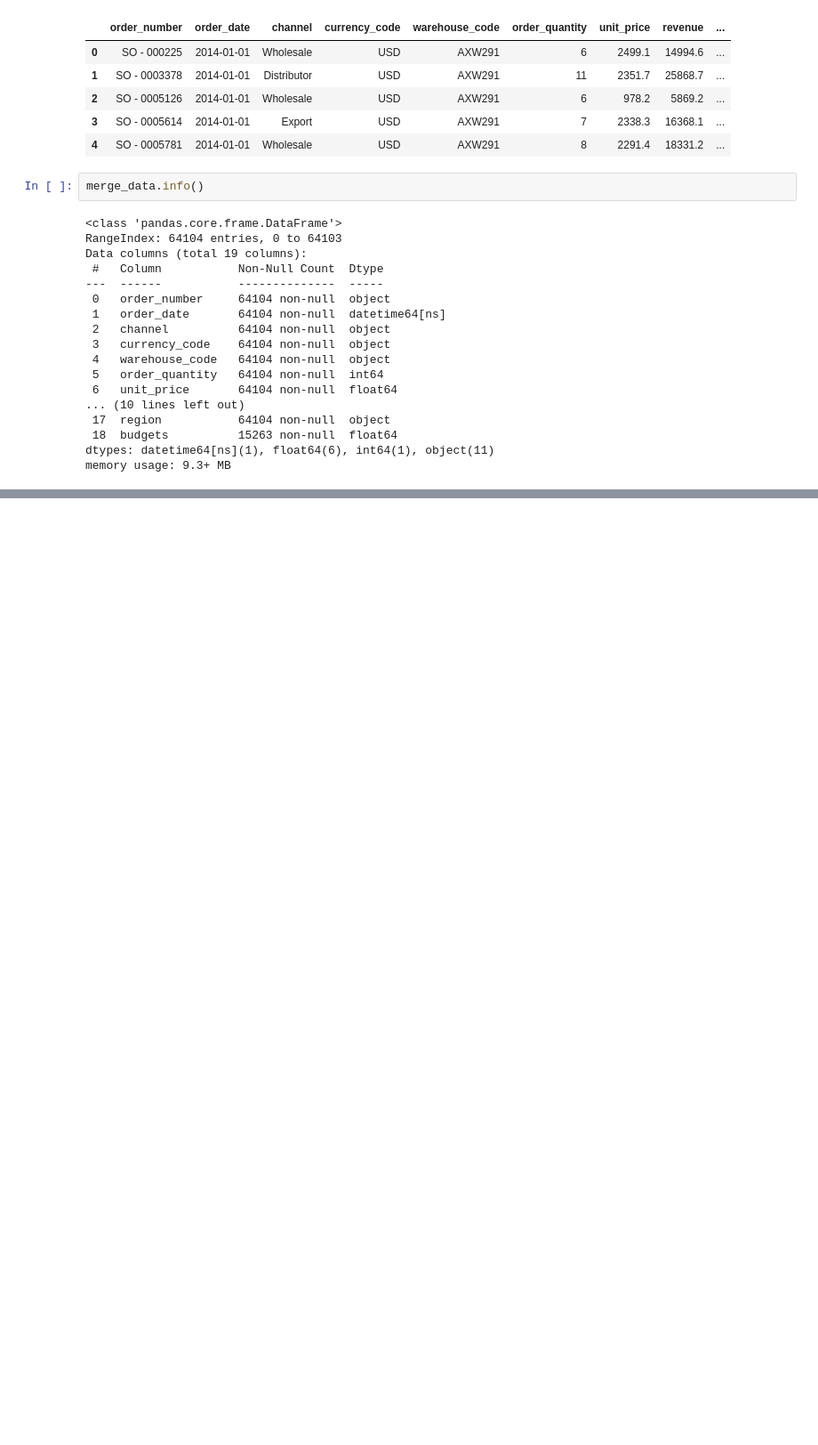
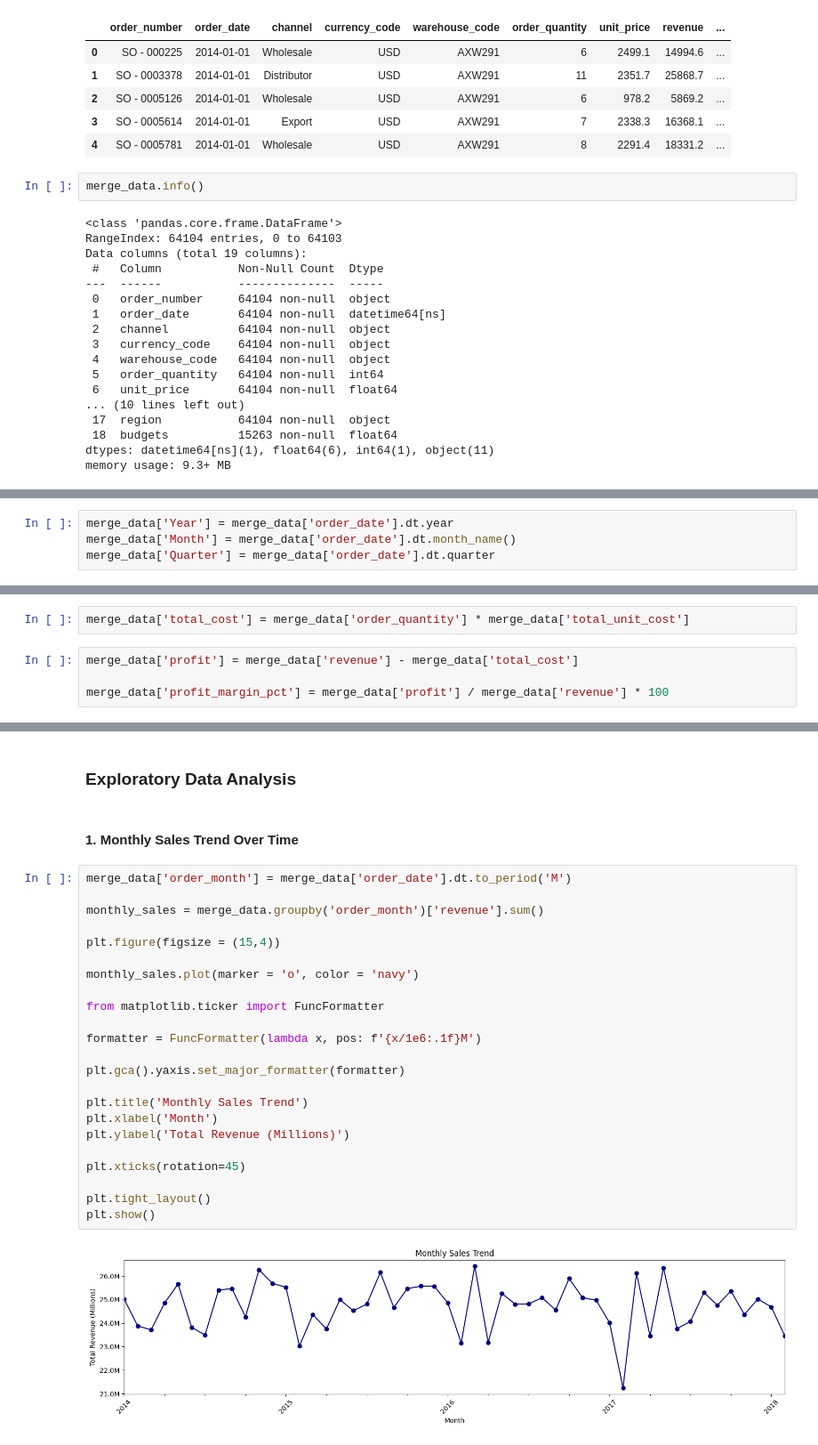
Before and after one commit to Manojg14/Sales-Analytics-Dashboard, a Jupyter notebook: Jupyter Notebook/Regional Sales Analysis.ipynb, the cells around one changed output, grey strips where cells are left out. Shown at 89% size. Cells and saved outputs as stored; diff of their text form; blank space fills up the shorter version.

Commit message:
commit all
Add Dashboard and Sales Dataset

```diff
--- a/Jupyter Notebook/Regional Sales Analysis.ipynb
+++ b/Jupyter Notebook/Regional Sales Analysis.ipynb
@@ -452,0 +528,4 @@ memory usage: 9.3+ MB
+# %%
+merge_data['Year'] = merge_data['order_date'].dt.year
+merge_data['Month'] = merge_data['order_date'].dt.month_name()
+merge_data['Quarter'] = merge_data['order_date'].dt.quarter
@@ -452,0 +544,6 @@ memory usage: 9.3+ MB
+# %%
+merge_data['total_cost'] = merge_data['order_quantity'] * merge_data['total_unit_cost']
+# %%
+merge_data['profit'] = merge_data['revenue'] - merge_data['total_cost']
+
+merge_data['profit_margin_pct'] = merge_data['profit'] / merge_data['revenue'] * 100
@@ -452,0 +560,29 @@ memory usage: 9.3+ MB
+# %% [markdown]
+### Exploratory Data Analysis
+# %% [markdown]
+ #### 1. Monthly Sales Trend Over Time
+# %%
+merge_data['order_month'] = merge_data['order_date'].dt.to_period('M')
+
+monthly_sales = merge_data.groupby('order_month')['revenue'].sum()
+
+plt.figure(figsize = (15,4))
+
+monthly_sales.plot(marker = 'o', color = 'navy')
+
+from matplotlib.ticker import FuncFormatter
+
+formatter = FuncFormatter(lambda x, pos: f'{x/1e6:.1f}M')
+
+plt.gca().yaxis.set_major_formatter(formatter)
+
+plt.title('Monthly Sales Trend')
+plt.xlabel('Month')
+plt.ylabel('Total Revenue (Millions)')
+
+plt.xticks(rotation=45)
+
+plt.tight_layout()
+plt.show()
+# %% [output]
+[figure, added]
```
Also changed, not shown: parts of 25 cells of this notebook, 6 other files.
